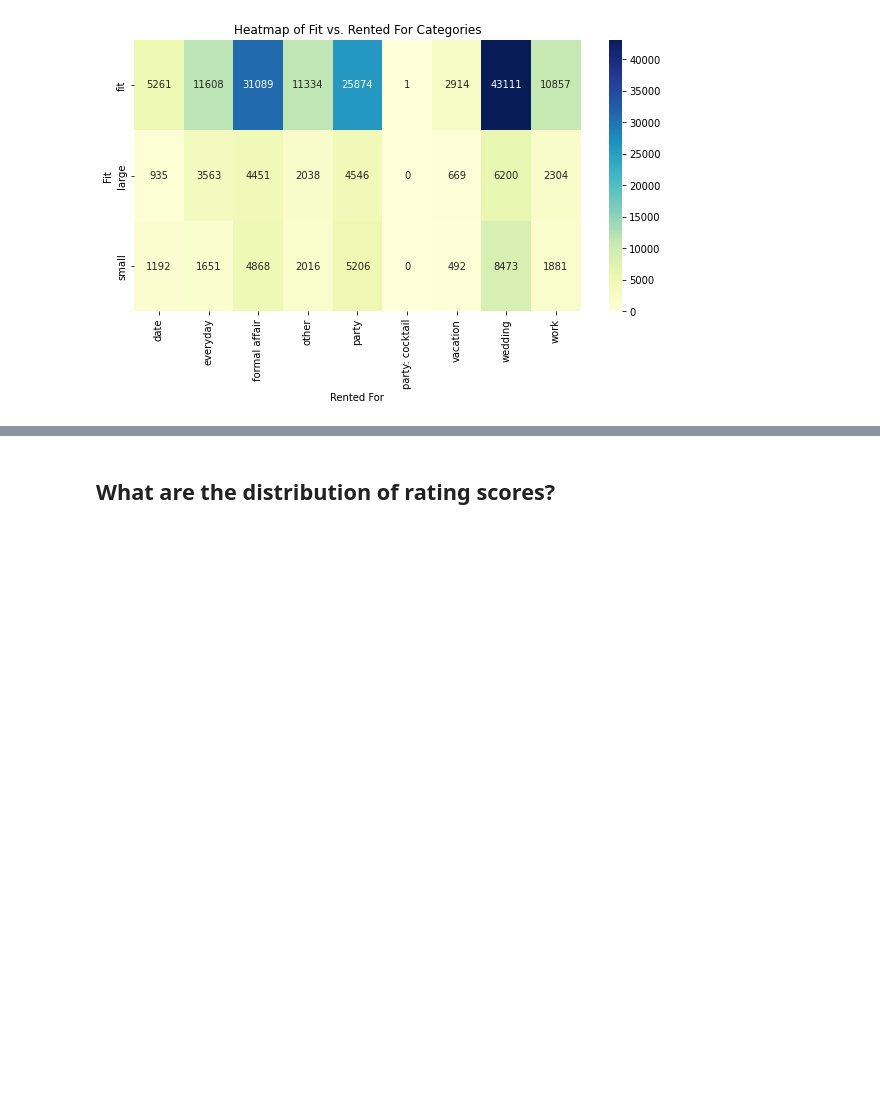
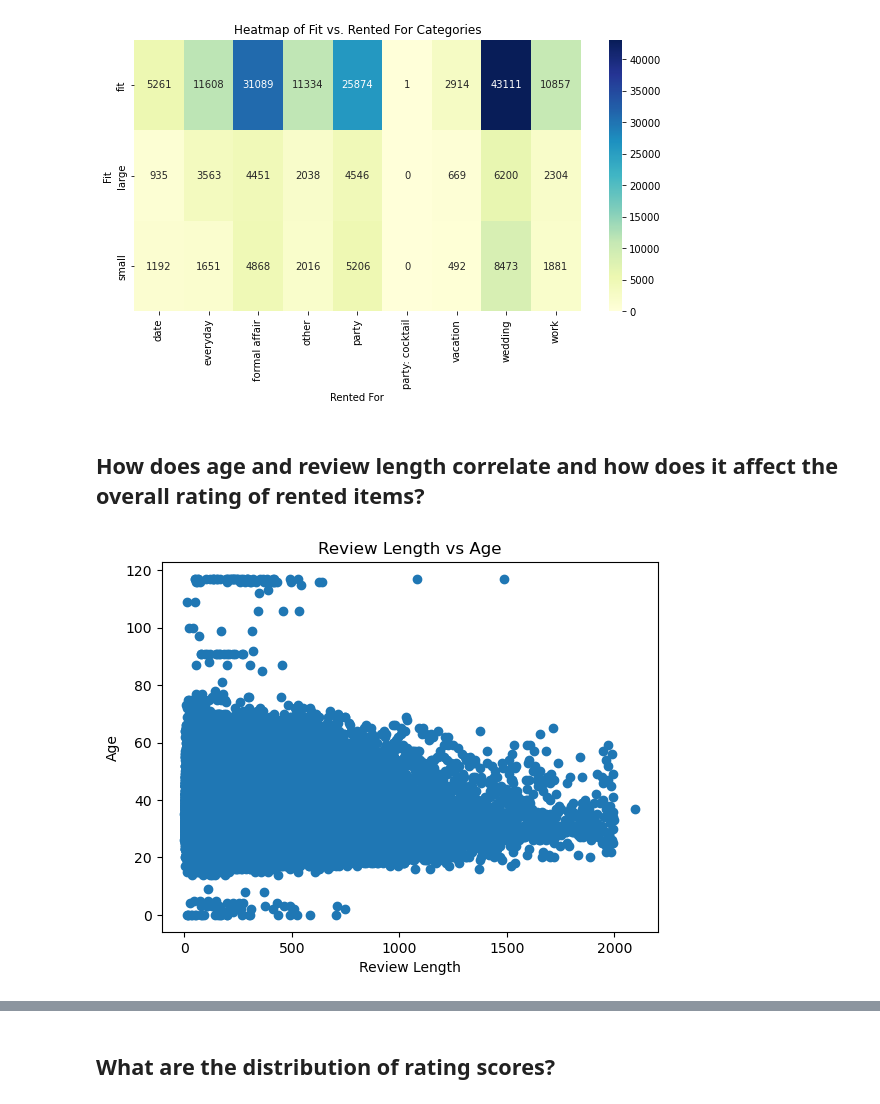
Before and after one commit to CSE-158-As2/Assignment-2, a Jupyter notebook: assignment2.ipynb, the cells around one changed output, grey strips where cells are left out. Cells and saved outputs as stored; diff of their text form; code cells hidden in the pictures; blank space fills up the shorter version.

Commit message:
added review length vs age graph and review length vs rating

```diff
--- a/assignment2.ipynb
+++ b/assignment2.ipynb
@@ -134,3 +134,22 @@ ax.set_ylabel('Fit')
 ax.figure.show()
 # %% [output]
 [figure]
+# %% [markdown]
+## How does age and review length correlate and how does it affect the overall rating of rented items?
+# %%
+clean_dataset = []
+for d in dataset:
+    if 'age' in d and 'review_text' in d and str(d['age']).isdigit():
+        clean_dataset.append(d)
+# %%
+ages = [int(d['age']) for d in clean_dataset]
+reviewLen = [len(d['review_text']) for d in clean_dataset]
+# %%
+plt.scatter(reviewLen, ages)
+plt.xlabel('Review Length')
+plt.ylabel('Age')
+plt.title('Review Length vs Age')
+
+plt.show()
+# %% [output]
+[figure, added]
```
Also changed, not shown: parts of 3 cells of this notebook.
